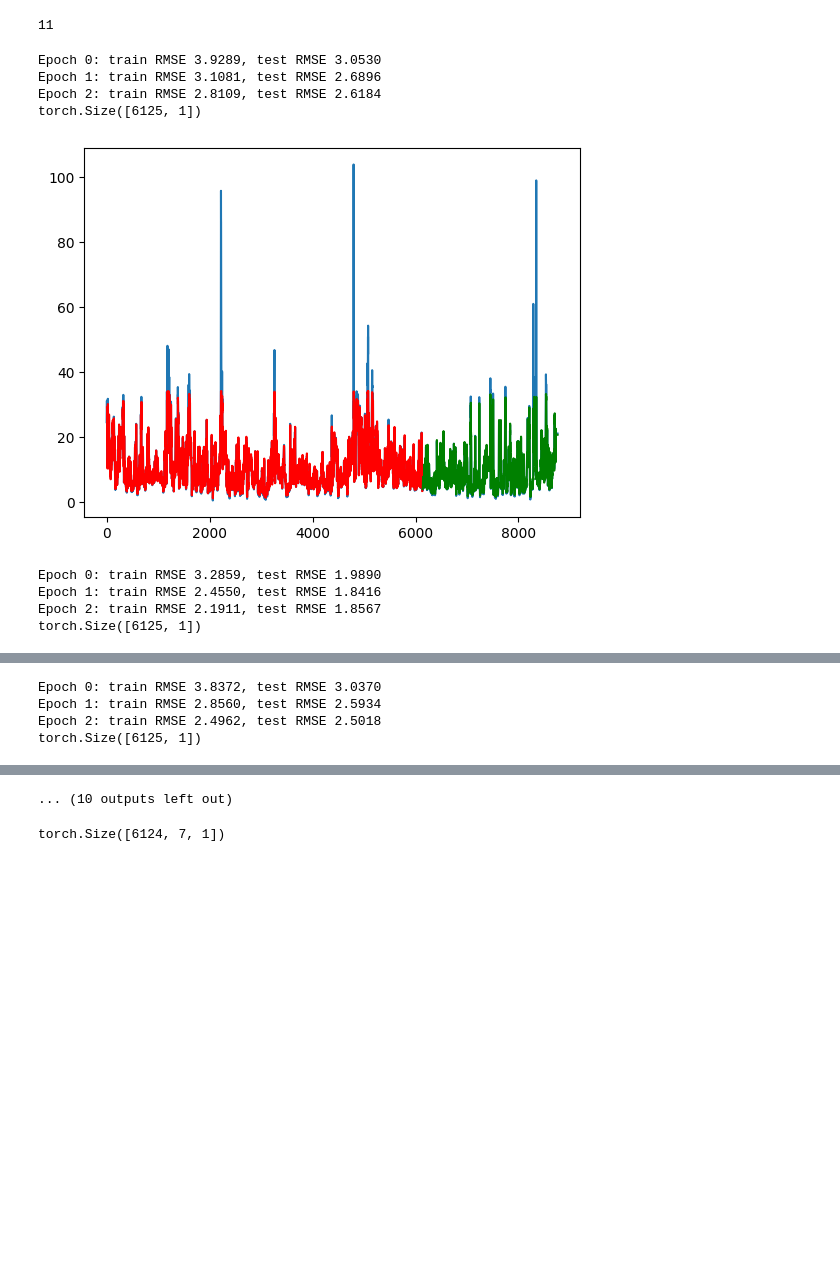
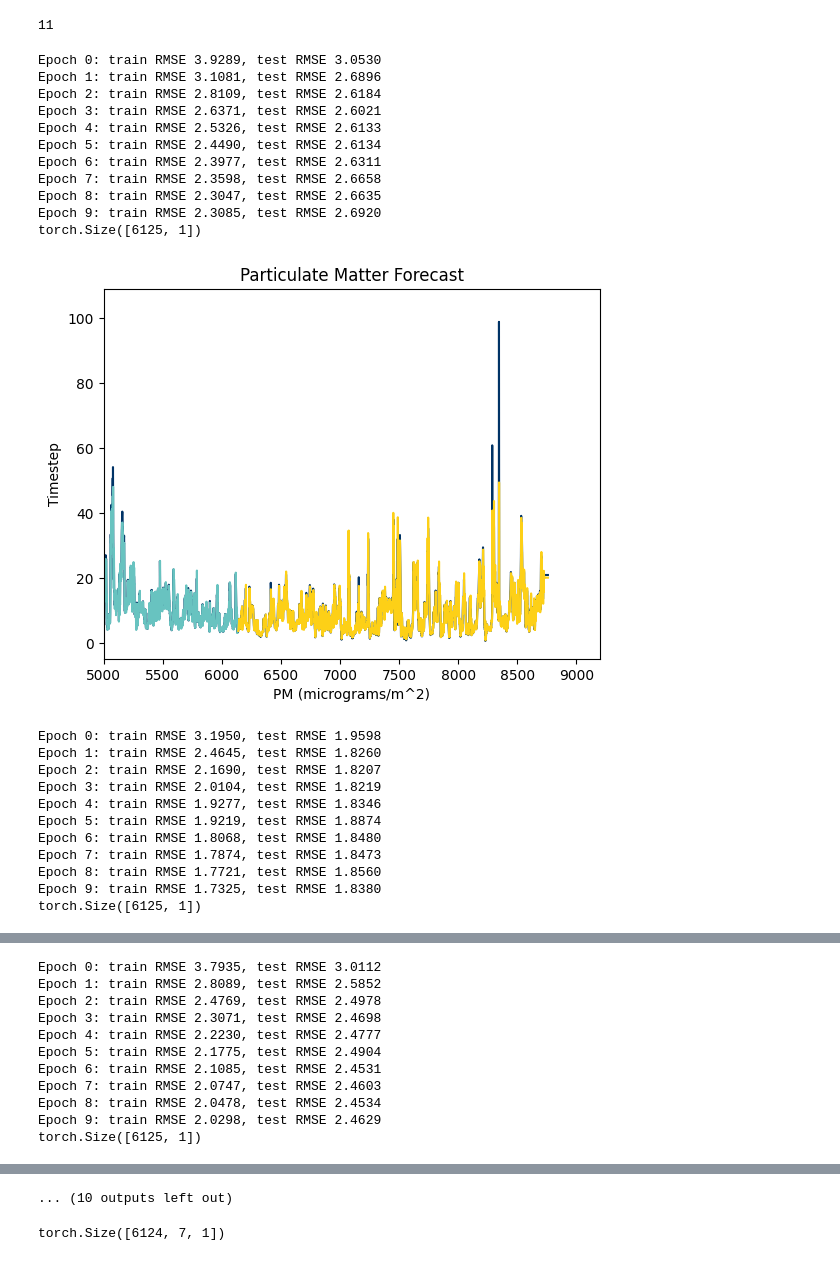
Before and after one commit to b4wolf/NEURALNETS, a Jupyter notebook: model_lstm_12_7.ipynb, the cells around one changed output, grey strips where cells are left out. Drawn from its saved outputs; the diff is of its cells as text; code cells hidden in the pictures; blank space fills up the shorter version.

```diff
--- a/model_lstm_12_7.ipynb
+++ b/model_lstm_12_7.ipynb
@@ -208,7 +208,7 @@ for timeseries in station_data:
   loss_fn = nn.MSELoss()
   loader = data.DataLoader(data.TensorDataset(X_train, y_train), shuffle=True, batch_size=8)
 
-  n_epochs = 3
+  n_epochs = 10
   for epoch in range(n_epochs):
       model.train()
       losses = []
@@ -222,39 +222,57 @@ for timeseries in station_data:
       # Validation
       model.eval()
       with torch.no_grad():
           y_pred = model(X_train)
           train_rmse = np.sqrt(loss_fn(y_pred, y_train))
           y_pred = model(X_test)
           test_rmse = np.sqrt(loss_fn(y_pred, y_test))
       print("Epoch %d: train RMSE %.4f, test RMSE %.4f" % (epoch, train_rmse, test_rmse))
 
   with torch.no_grad():
       # shift train predictions for plotting
       train_plot = np.ones_like(timeseries) * np.nan
       y_pred = model(X_train)
       stat_train_predictions.append(y_pred[: -1, :])
 
       y_pred = y_pred[:, -1, :]
       print(y_pred.shape)
       train_plot[lookback:train_size] = model(X_train)[:, -1, :]
       # shift test predictions for plotting
       test_plot = np.ones_like(timeseries) * np.nan
       y_pred = model(X_test)
       stat_test_predictions.append(y_pred[:, -1, :])
-      print()
       test_plot[train_size+lookback:len(timeseries)] = y_pred[:, -1, :]
   # plot
-  plt.plot(timeseries)
-  plt.plot(train_plot, c='r')
-  plt.plot(test_plot, c='g')
+  plt.plot(timeseries, color='#003366')  # Cream for the main timeseries
+  plt.plot(train_plot, color='#68C3C0')  # Gentle Metallic Blue for train plot
+  plt.plot(test_plot, color='#FDD017')   # Light Gold for test plot
+  plt.title('Particulate Matter Forecast')
+  plt.xlabel("PM (micrograms/m^2)")
+  plt.ylabel("Timestep")
+  plt.xlim(left=5000)
+  plt.savefig(f'{timeseries}transparent_plot.png', transparent=True)
   plt.show()
 # %% [output]
 Epoch 0: train RMSE 3.9289, test RMSE 3.0530
 Epoch 1: train RMSE 3.1081, test RMSE 2.6896
 Epoch 2: train RMSE 2.8109, test RMSE 2.6184
+Epoch 3: train RMSE 2.6371, test RMSE 2.6021
+Epoch 4: train RMSE 2.5326, test RMSE 2.6133
+Epoch 5: train RMSE 2.4490, test RMSE 2.6134
+Epoch 6: train RMSE 2.3977, test RMSE 2.6311
+Epoch 7: train RMSE 2.3598, test RMSE 2.6658
+Epoch 8: train RMSE 2.3047, test RMSE 2.6635
+Epoch 9: train RMSE 2.3085, test RMSE 2.6920
 torch.Size([6125, 1])
-[figure, old version]
+[figure, new version]
-Epoch 0: train RMSE 3.2859, test RMSE 1.9890
-Epoch 1: train RMSE 2.4550, test RMSE 1.8416
-Epoch 2: train RMSE 2.1911, test RMSE 1.8567
+Epoch 0: train RMSE 3.1950, test RMSE 1.9598
+Epoch 1: train RMSE 2.4645, test RMSE 1.8260
+Epoch 2: train RMSE 2.1690, test RMSE 1.8207
+Epoch 3: train RMSE 2.0104, test RMSE 1.8219
+Epoch 4: train RMSE 1.9277, test RMSE 1.8346
+Epoch 5: train RMSE 1.9219, test RMSE 1.8874
+Epoch 6: train RMSE 1.8068, test RMSE 1.8480
+Epoch 7: train RMSE 1.7874, test RMSE 1.8473
+Epoch 8: train RMSE 1.7721, test RMSE 1.8560
+Epoch 9: train RMSE 1.7325, test RMSE 1.8380
 torch.Size([6125, 1])
@@ -262,4 +280,11 @@ torch.Size([6125, 1])
-Epoch 0: train RMSE 3.8372, test RMSE 3.0370
-Epoch 1: train RMSE 2.8560, test RMSE 2.5934
-Epoch 2: train RMSE 2.4962, test RMSE 2.5018
+Epoch 0: train RMSE 3.7935, test RMSE 3.0112
+Epoch 1: train RMSE 2.8089, test RMSE 2.5852
+Epoch 2: train RMSE 2.4769, test RMSE 2.4978
+Epoch 3: train RMSE 2.3071, test RMSE 2.4698
+Epoch 4: train RMSE 2.2230, test RMSE 2.4777
+Epoch 5: train RMSE 2.1775, test RMSE 2.4904
+Epoch 6: train RMSE 2.1085, test RMSE 2.4531
+Epoch 7: train RMSE 2.0747, test RMSE 2.4603
+Epoch 8: train RMSE 2.0478, test RMSE 2.4534
+Epoch 9: train RMSE 2.0298, test RMSE 2.4629
 torch.Size([6125, 1])
```
Also changed, not shown: parts of 30 cells of this notebook.
